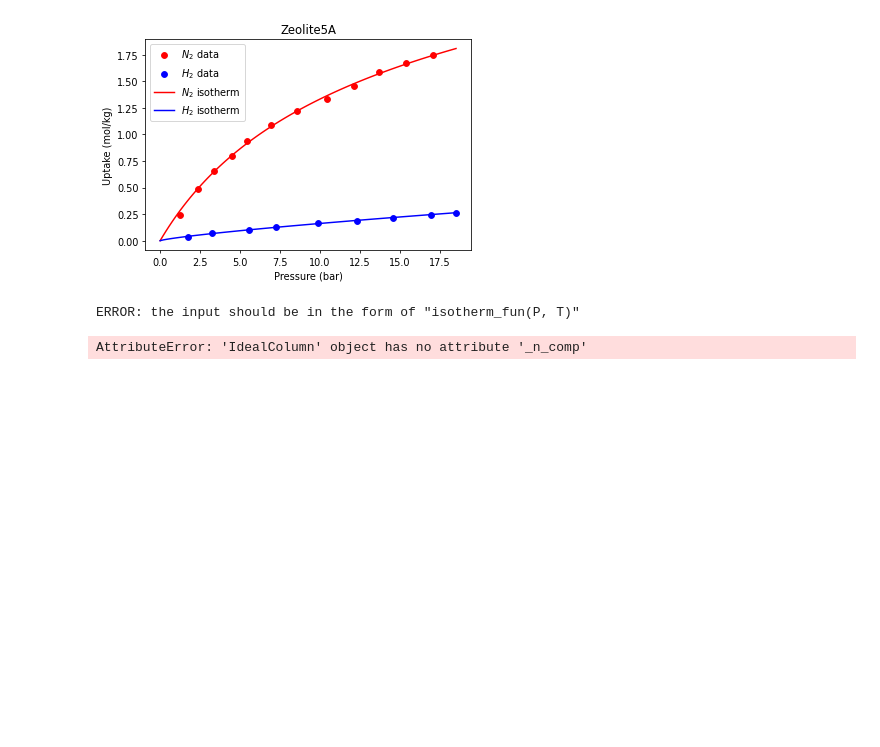
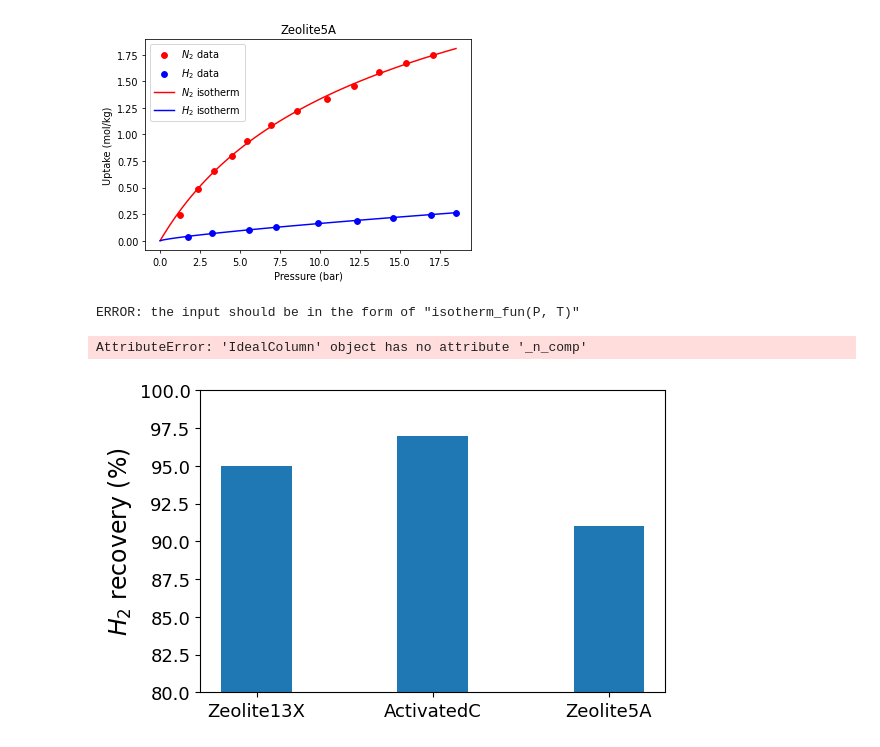
Before and after one commit to NahyeonAn/pyAPEP, a Jupyter notebook: examples.ipynb, the cells around one changed output. Cells and saved outputs as stored; diff of their text form; code cells hidden in the pictures; blank space fills up the shorter version.

```diff
--- a/examples.ipynb
+++ b/examples.ipynb
@@ -87,6 +87,17 @@ for i in range(3):
 # %% [output]
 ERROR: the input should be in the form of "isotherm_fun(P, T)"
 AttributeError: 'IdealColumn' object has no attribute '_n_comp'
+# %%
+Adsorbent = ['Zeolite13X','ActivatedC', 'Zeolite5A']
+plt.figure(dpi=100)
+plt.bar(Adsorbent, [95, 97, 91], width=0.4)
+plt.ylim([80, 100])
+plt.ylabel('$H_2$ recovery (%)', fontsize=17)
+plt.yticks(fontsize=13)
+plt.xticks( fontsize=13)
+plt.show()
+# %% [output]
+[figure, added]
 # %%
 
 
```
